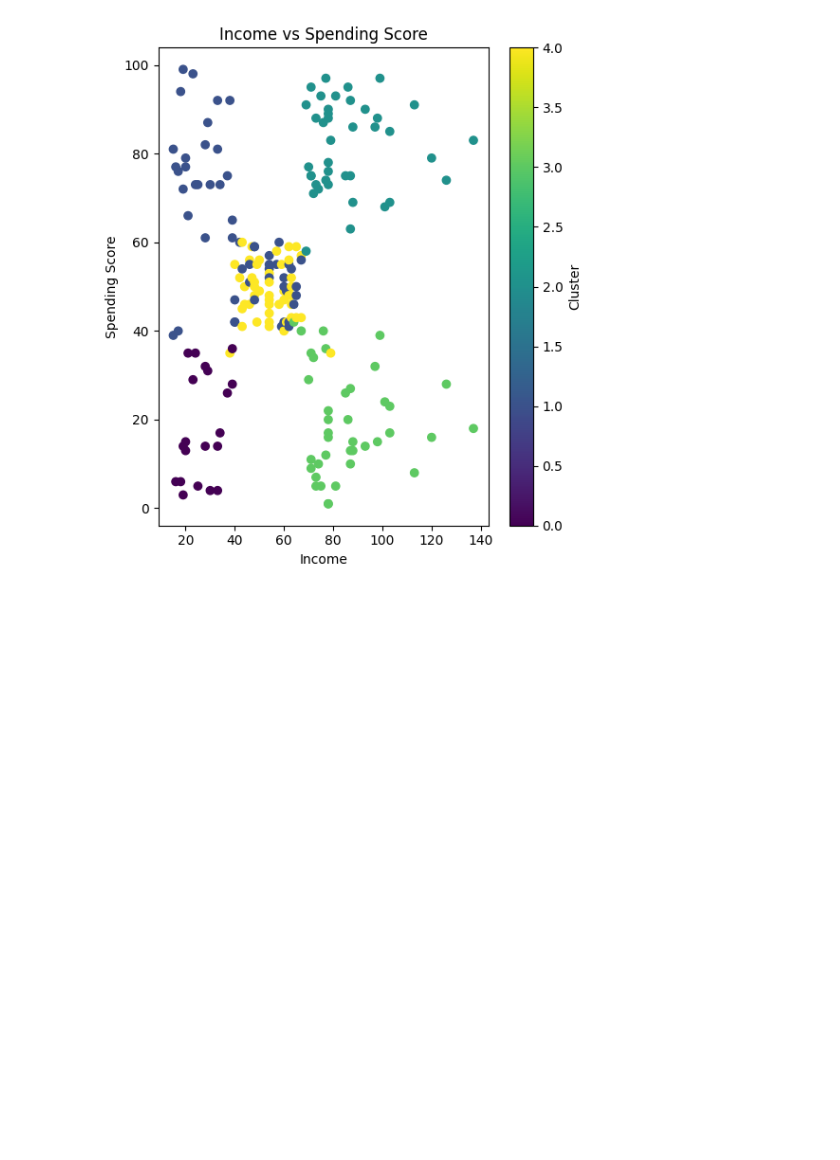
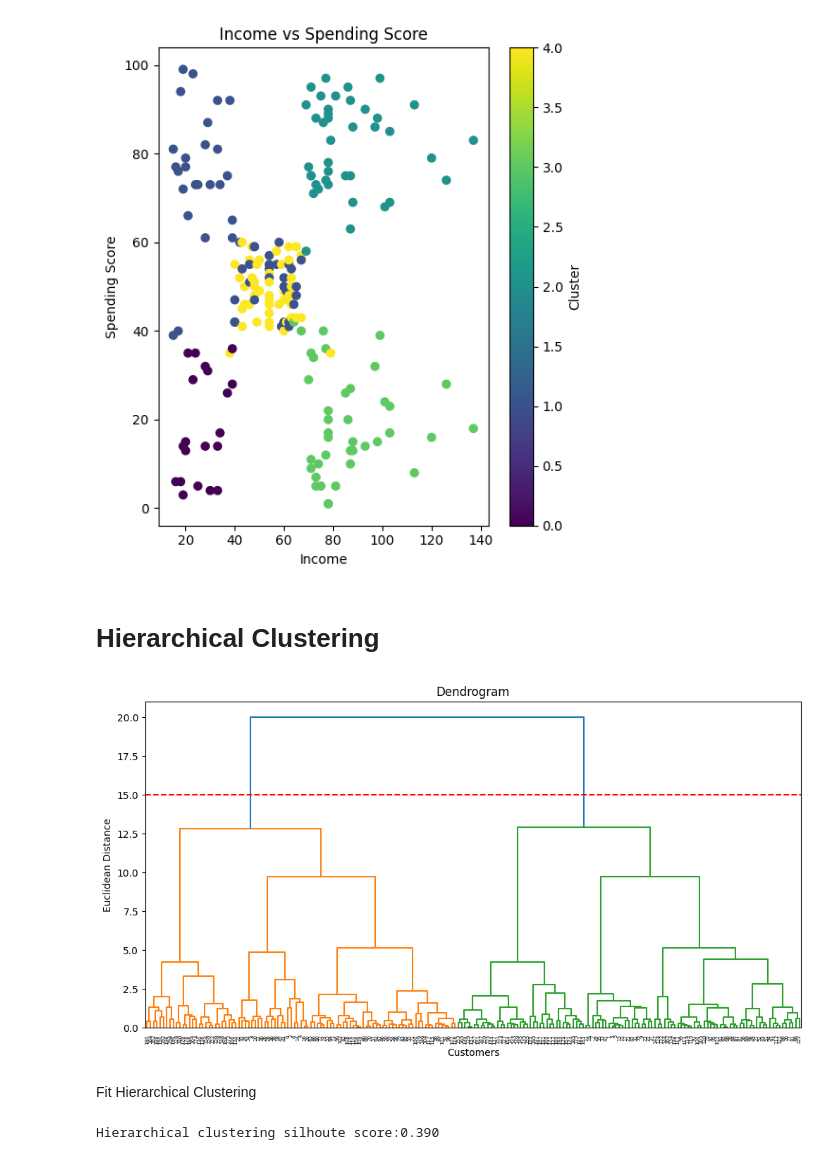
Before and after one commit to kumar-kiran-24/Mall-Customer-Segmentation, a Jupyter notebook: src/mall_custtomer_segmenation.ipynb, the cells around one changed output. Saved outputs shown, nothing was run; the diff lists cells and outputs as text; code cells hidden in the pictures; blank space fills up the shorter version.

```diff
--- a/src/mall_custtomer_segmenation.ipynb
+++ b/src/mall_custtomer_segmenation.ipynb
@@ -181,3 +186,30 @@ plt.tight_layout()
 plt.show()
 # %% [output]
 [figure]
+# %% [markdown]
+# Hierarchical Clustering
+# %%
+plt.figure(figsize=(12, 6))
+dendrogram_obj = dendrogram(linkage(x_scalead, method='ward'))
+plt.title('Dendrogram')
+plt.xlabel('Customers')
+plt.ylabel('Euclidean Distance')
+plt.axhline(y=15, color='r', linestyle='--')  # Draw a line to show the cutting point
+plt.show()
+# %% [output]
+[figure, added]
+# %% [markdown]
+Fit Hierarchical Clustering
+# %%
+hireac=hierarchical = AgglomerativeClustering(n_clusters=5,  linkage='ward')
+
+hireac_labels=hireac.fit_predict(x_scalead)
+
+df["Hierarchical_Cluster"]=hireac_labels
+
+#calculate the silhoute score
+hireac_silhouete=silhouette_score(x_scalead,hireac_labels)
+
+print(f"Hierarchical clustering silhoute score:{hireac_silhouete:.3f}")
+# %% [output]
+Hierarchical clustering silhoute score:0.390
```
Also changed, not shown: parts of 16 cells of this notebook.
